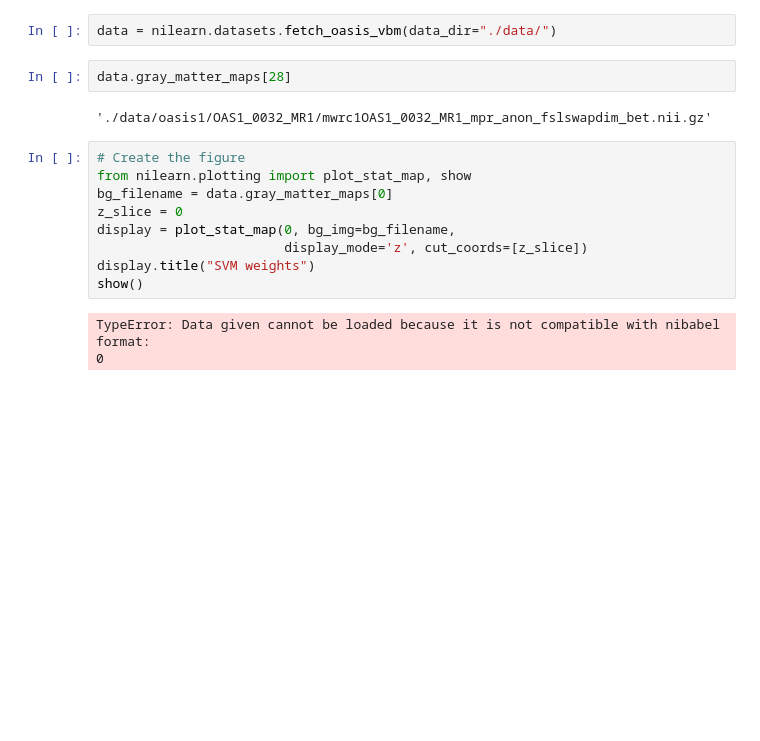
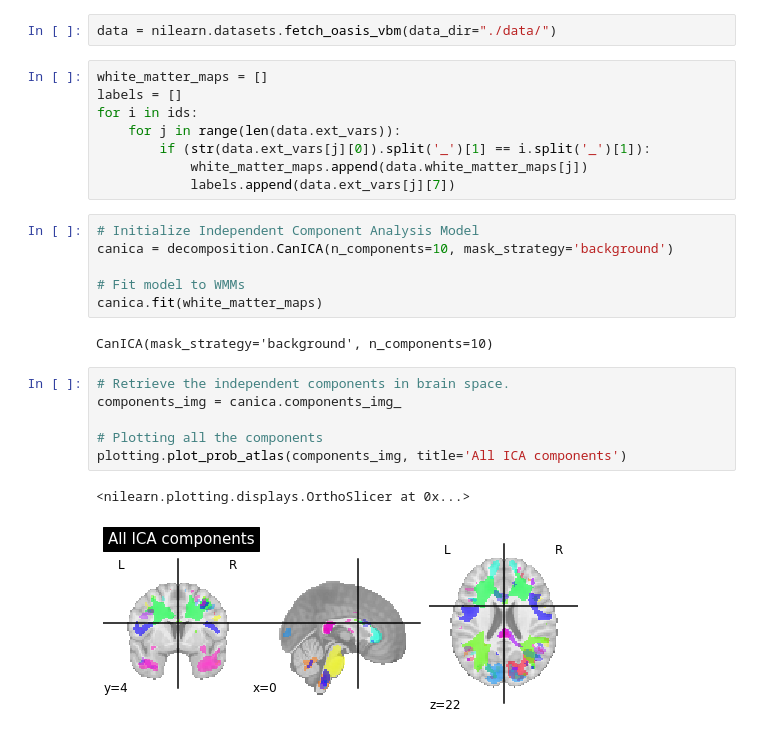
Before and after one commit to MHML21/alzheimers-detection, a Jupyter notebook: network_extraction.ipynb, the cells around one changed output. Cells and saved outputs as stored; diff of their text form; blank space fills up the shorter version.

```diff
--- a/network_extraction.ipynb
+++ b/network_extraction.ipynb
@@ -8,18 +8,27 @@ ids = list(patient_df['ID'])
 # %%
 data = nilearn.datasets.fetch_oasis_vbm(data_dir="./data/")
-# %%
-data.gray_matter_maps[28]
-# %% [output]
-'./data/oasis1/OAS1_0032_MR1/mwrc1OAS1_0032_MR1_mpr_anon_fslswapdim_bet.nii.gz'
-# %%
-# Create the figure
-from nilearn.plotting import plot_stat_map, show
-bg_filename = data.gray_matter_maps[0]
-z_slice = 0
-display = plot_stat_map(0, bg_img=bg_filename,
-                        display_mode='z', cut_coords=[z_slice])
-display.title("SVM weights")
-show()
-# %% [output]
-TypeError: Data given cannot be loaded because it is not compatible with nibabel format:
-0
+# %%
+white_matter_maps = []
+labels = []
+for i in ids:
+    for j in range(len(data.ext_vars)):
+        if (str(data.ext_vars[j][0]).split('_')[1] == i.split('_')[1]):
+            white_matter_maps.append(data.white_matter_maps[j])
+            labels.append(data.ext_vars[j][7])
+# %%
+# Initialize Independent Component Analysis Model
+canica = decomposition.CanICA(n_components=10, mask_strategy='background')
+
+# Fit model to WMMs
+canica.fit(white_matter_maps)
+# %% [output]
+CanICA(mask_strategy='background', n_components=10)
+# %%
+# Retrieve the independent components in brain space.
+components_img = canica.components_img_
+
+# Plotting all the components
+plotting.plot_prob_atlas(components_img, title='All ICA components')
+# %% [output]
+<nilearn.plotting.displays.OrthoSlicer at 0x...>
+[figure, added]
```
Also changed, not shown: parts of 10 cells of this notebook, 1 other file.
